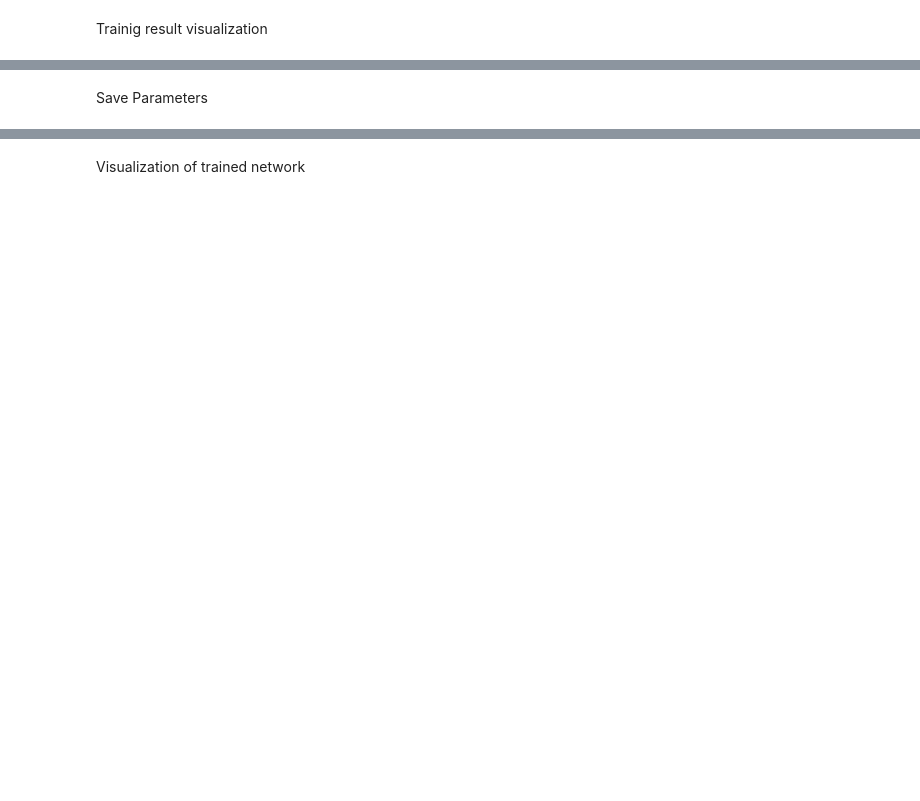
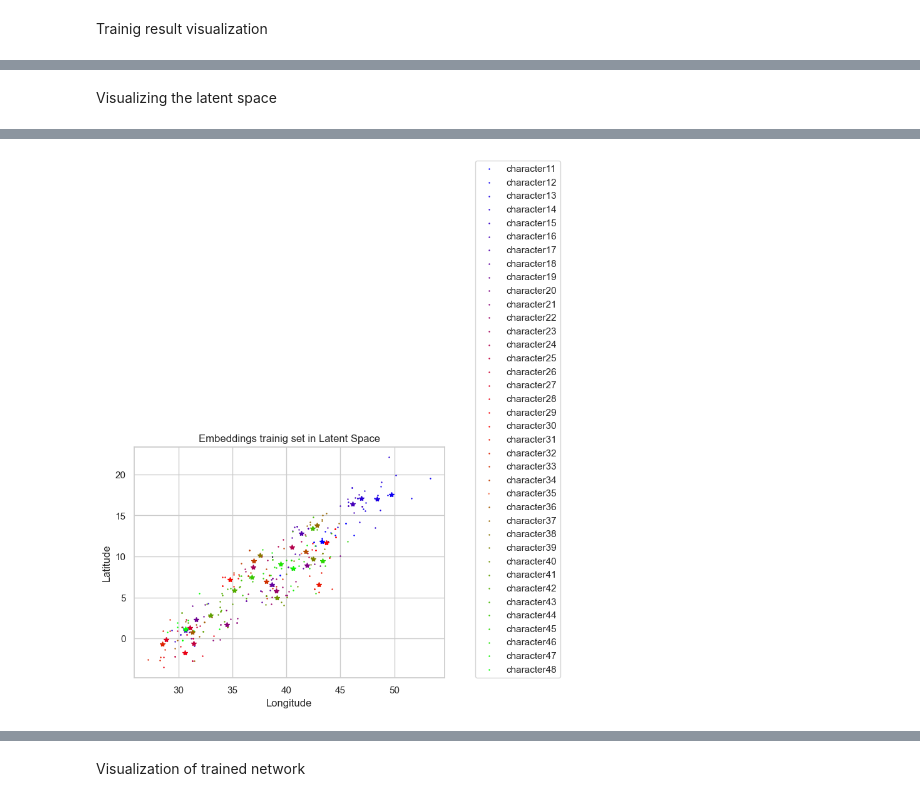
Before and after one commit to PNisargkumar/SiameseNeuralNetwork, a Jupyter notebook: 014_siameseNetwork.ipynb, the cells around one changed output, grey strips where cells are left out. Drawn from its saved outputs; the diff is of its cells as text; code cells hidden in the pictures; blank space fills up the shorter version.

```diff
--- a/014_siameseNetwork.ipynb
+++ b/014_siameseNetwork.ipynb
@@ -379,2 +382,61 @@ for i in range(10):
-# %% [markdown]
-Save Parameters
+# %% [markdown]
+
+Visualizing the latent space
+# %%
+if d_latent == 2:
+    plot_batch = 10
+    train_results = []
+    labels = []
+    net.eval()
+    siamese_dataset = SiameseNetworkDataset(imageFolderDataset=folder_dataset_train,
+                                            transform=transformation)
+    # Create a simple dataloader just for simple visualization
+    vis_dataloader = DataLoader(siamese_dataset,
+                            shuffle=True,
+                            batch_size=d_batch_size)
+
+
+    with torch.no_grad():
+        for i,batch in enumerate(vis_dataloader):
+            if i >= plot_batch:
+                break
+            anchor, _, _, _,label = batch
+            anchor = anchor.to(device)
+            output_anchor = net.forward_once(anchor)
+            train_results.append(output_anchor.cpu().numpy())
+            labels.append(label[0])
+
+    train_results = np.concatenate(train_results)
+    labels = np.concatenate(labels)
+    labels=np.array(labels)
+    combined_data = list(zip(train_results,labels))
+
+    cmap = plt.cm.get_cmap('brg', len(np.unique([point[1] for point in combined_data])))
+    fig = plt.figure()
+    ax = fig.add_subplot()
+    for label in enumerate(np.unique([point[1] for point in combined_data])):
+        points = [data[0] for data in combined_data if data[1]==label[1]]
+        ax.scatter([point[0] for point in points], [point[1] for point in points], c=cmap(label[0]), label=label[1],s =  0.5)
+        points = np.concatenate(points)
+        points=points.reshape(-1,2)
+        group_means = np.mean(points,axis=0)
+        group_std = np.std(points, axis=0)
+        group_range = np.ptp(points, axis=0)
+        # Plot the mean as a center point
+        ax.plot(group_means[0], group_means[1],marker ="*", color=cmap(label[0]))
+
+        # Plot the standard deviation as error bars
+        """ ax.errorbar(group_means[0], group_means[1], xerr=group_std[0], yerr=group_std[1],
+                fmt='none', ecolor=cmap(label[0]), alpha=0.7)
+
+        # Plot the range as error bars
+        ax.errorbar(group_means[0], group_means[1], xerr=group_range[0], yerr=group_range[1],
+                fmt='none', ecolor=cmap(label[0]), alpha=0.4) """
+
+    ax.grid(True)
+    plt.xlabel('Longitude')
+    plt.ylabel('Latitude')
+    # plt.zlabel('Altitude')
+    plt.title('Embeddings trainig set in Latent Space')
+    plt.legend(loc=(1.1, 0))
+# %% [output]
@@ -380,0 +460 @@ Save Parameters
+[figure, added]
```
Also changed, not shown: parts of 33 cells of this notebook, 1 other file.
